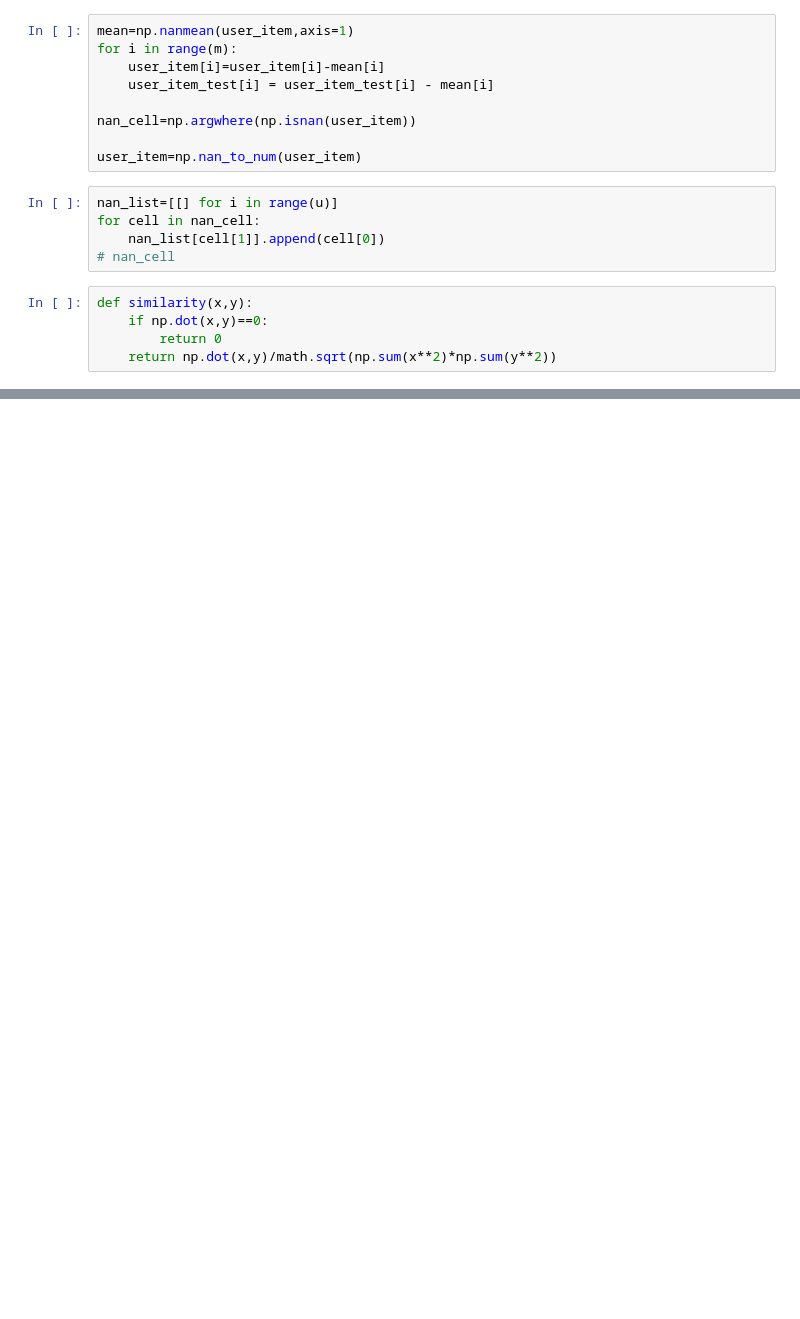
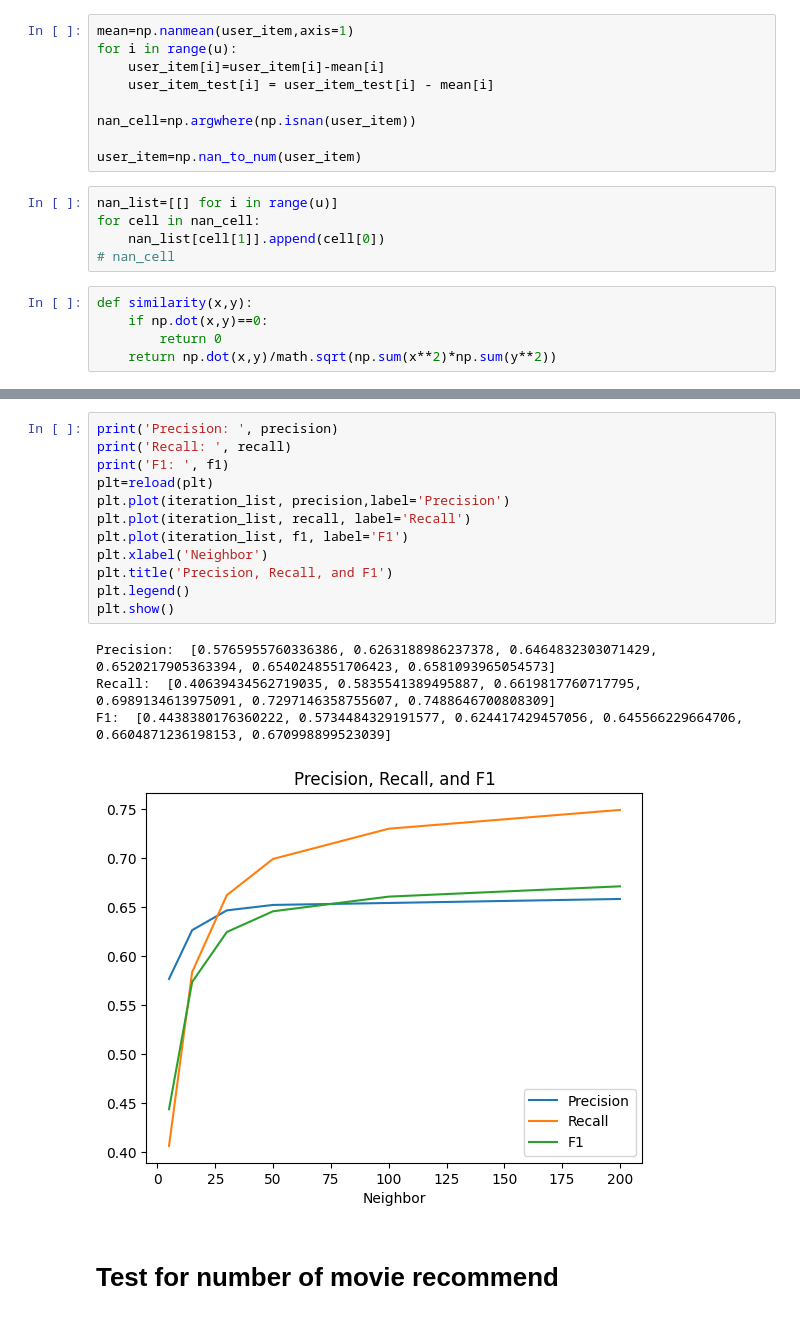
Before and after one commit to datht4889/MovieRecommender, a Jupyter notebook: src/User_user_Collaborative.ipynb, the cells around one changed output, grey strips where cells are left out. Drawn from its saved outputs; the diff is of its cells as text; blank space fills up the shorter version.

```diff
--- a/src/User_user_Collaborative.ipynb
+++ b/src/User_user_Collaborative.ipynb
@@ -32,6 +43,6 @@ for r in r_test.itertuples():
 # %%
 mean=np.nanmean(user_item,axis=1)
-for i in range(m):
+for i in range(u):
     user_item[i]=user_item[i]-mean[i]
     user_item_test[i] = user_item_test[i] - mean[i]
 
@@ -143,0 +216,19 @@ RMSE:  [2.339451313787214, 1.9562904325593522, 1.8664551015093451, 1.82756474041
+# %%
+print('Precision: ', precision)
+print('Recall: ', recall)
+print('F1: ', f1)
+plt=reload(plt)
+plt.plot(iteration_list, precision,label='Precision')
+plt.plot(iteration_list, recall, label='Recall')
+plt.plot(iteration_list, f1, label='F1')
+plt.xlabel('Neighbor')
+plt.title('Precision, Recall, and F1')
+plt.legend()
+plt.show()
+# %% [output]
+Precision:  [0.5765955760336386, 0.6263188986237378, 0.6464832303071429, 0.6520217905363394, 0.6540248551706423, 0.6581093965054573]
+Recall:  [0.40639434562719035, 0.5835541389495887, 0.6619817760717795, 0.6989134613975091, 0.7297146358755607, 0.7488646700808309]
+F1:  [0.4438380176360222, 0.5734484329191577, 0.624417429457056, 0.645566229664706, 0.6604871236198153, 0.670998899523039]
+[figure, added]
+# %% [markdown]
+# Test for number of movie recommend
```
Also changed, not shown: parts of 28 cells of this notebook, 5 other files.
